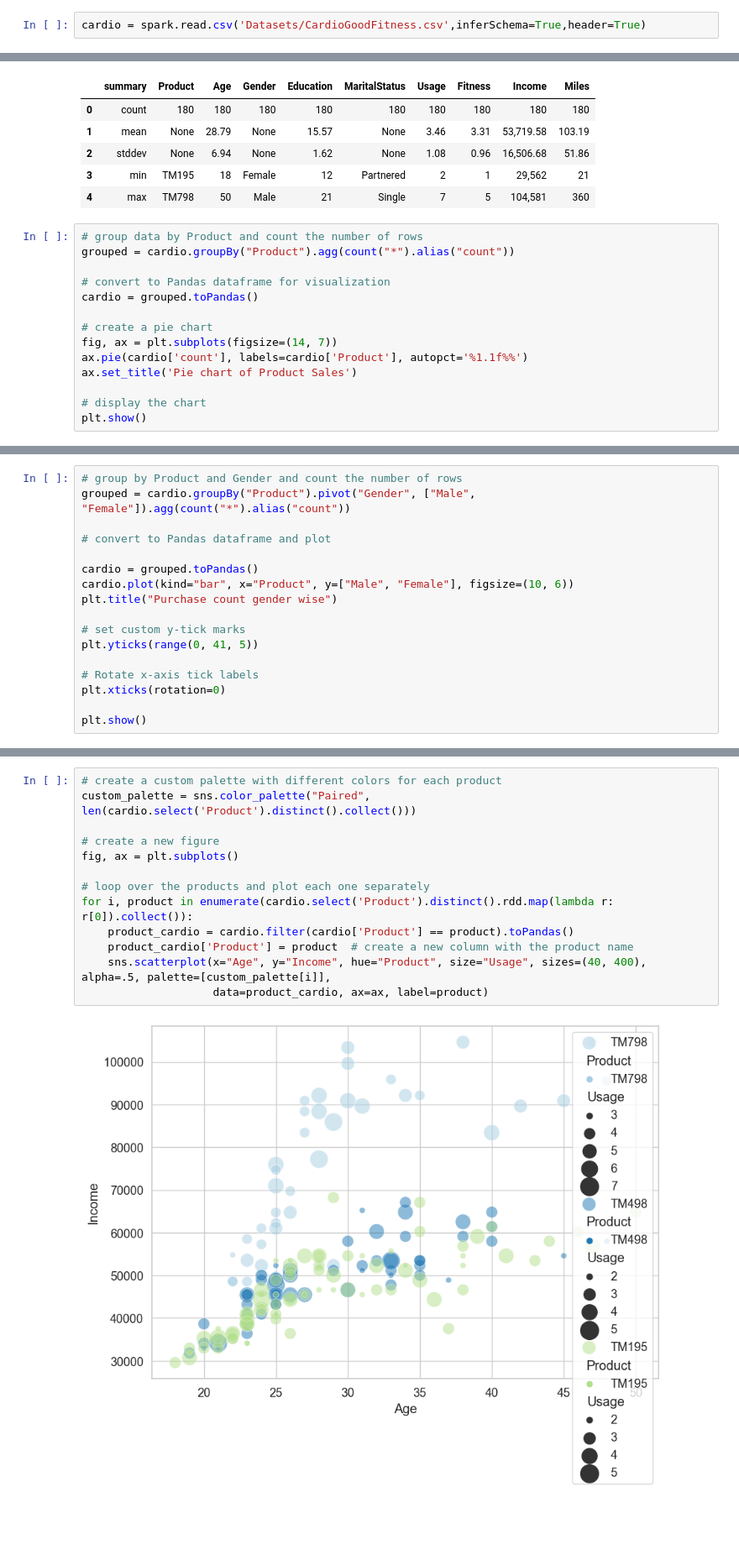
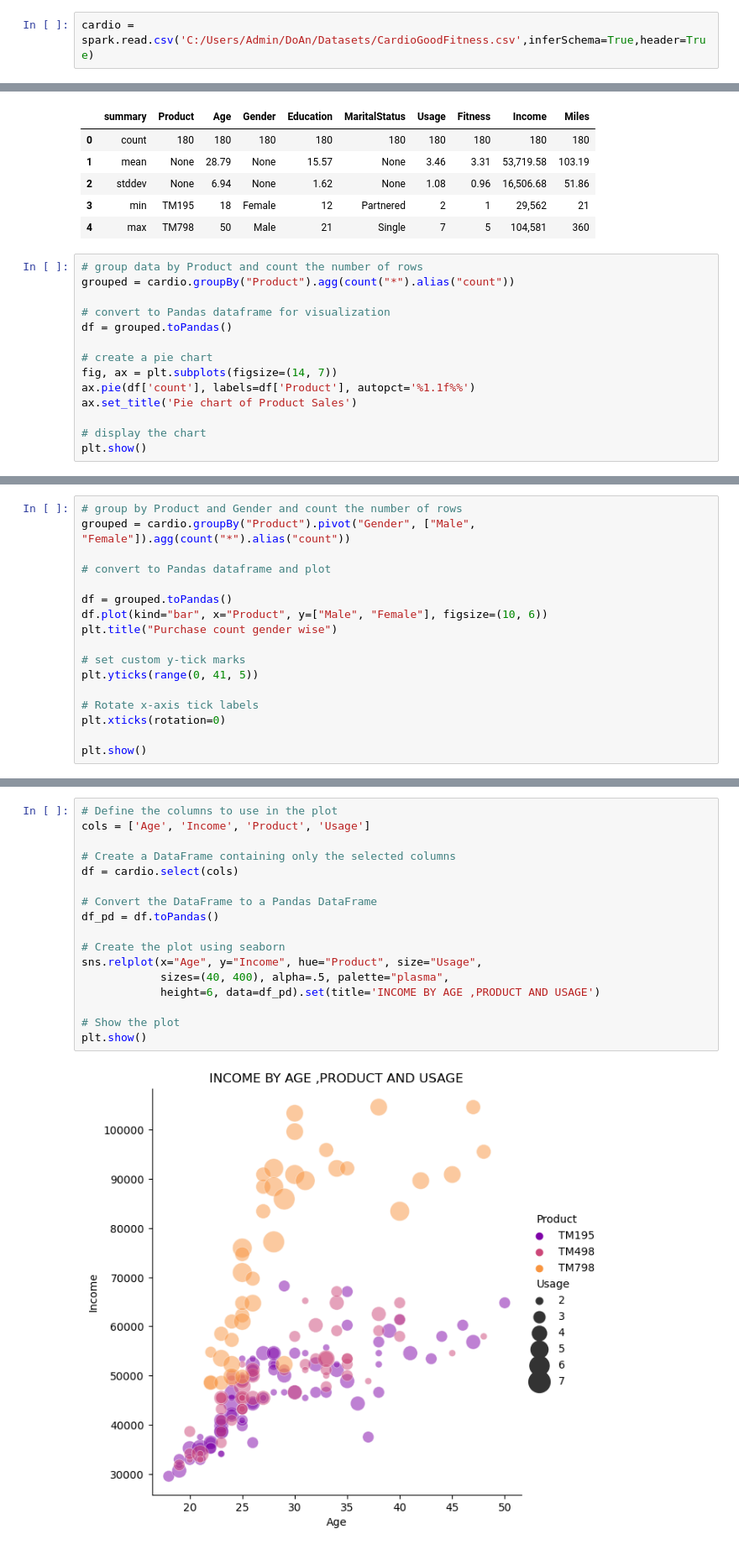
Before and after one commit to MrLongg/PTDL, a Jupyter notebook: main.ipynb, the cells around one changed output, grey strips where cells are left out. Shown at 84% size. Saved outputs shown, nothing was run; the diff lists cells and outputs as text; blank space fills up the shorter version.

```diff
--- a/main.ipynb
+++ b/main.ipynb
@@ -25,7 +23,7 @@ spark
 You are working with 1 core(s)
 <pyspark.sql.session.SparkSession at 0x...>
 # %%
-cardio = spark.read.csv('Datasets/CardioGoodFitness.csv',inferSchema=True,header=True)
+cardio = spark.read.csv('C:/Users/Admin/DoAn/Datasets/CardioGoodFitness.csv',inferSchema=True,header=True)
 # %%
 cardio.printSchema()
 # %% [output]
@@ -87,11 +85,11 @@ cardio_desc.toPandas()
 grouped = cardio.groupBy("Product").agg(count("*").alias("count"))
 
 # convert to Pandas dataframe for visualization
-cardio = grouped.toPandas()
+df = grouped.toPandas()
 
 # create a pie chart
 fig, ax = plt.subplots(figsize=(14, 7))
-ax.pie(cardio['count'], labels=cardio['Product'], autopct='%1.1f%%')
+ax.pie(df['count'], labels=df['Product'], autopct='%1.1f%%')
 ax.set_title('Pie chart of Product Sales')
 
 # display the chart
@@ -104,8 +102,8 @@ grouped = cardio.groupBy("Product").pivot("Gender", ["Male", "Female"]).agg(coun
 
 # convert to Pandas dataframe and plot
 
-cardio = grouped.toPandas()
-cardio.plot(kind="bar", x="Product", y=["Male", "Female"], figsize=(10, 6))
+df = grouped.toPandas()
+df.plot(kind="bar", x="Product", y=["Male", "Female"], figsize=(10, 6))
 plt.title("Purchase count gender wise")
 
 # set custom y-tick marks
@@ -151,17 +125,21 @@ dist_box_violin(cardio, "Income")
 # %% [output]
 [figure]
 # %%
-# create a custom palette with different colors for each product
-custom_palette = sns.color_palette("Paired", len(cardio.select('Product').distinct().collect()))
+# Define the columns to use in the plot
+cols = ['Age', 'Income', 'Product', 'Usage']
 
-# create a new figure
-fig, ax = plt.subplots()
+# Create a DataFrame containing only the selected columns
+df = cardio.select(cols)
 
-# loop over the products and plot each one separately
-for i, product in enumerate(cardio.select('Product').distinct().rdd.map(lambda r: r[0]).collect()):
-    product_cardio = cardio.filter(cardio['Product'] == product).toPandas()
-    product_cardio['Product'] = product  # create a new column with the product name
-    sns.scatterplot(x="Age", y="Income", hue="Product", size="Usage", sizes=(40, 400), alpha=.5, palette=[custom_palette[i]],
-                    data=product_cardio, ax=ax, label=product)
+# Convert the DataFrame to a Pandas DataFrame
+df_pd = df.toPandas()
+
+# Create the plot using seaborn
+sns.relplot(x="Age", y="Income", hue="Product", size="Usage",
+            sizes=(40, 400), alpha=.5, palette="plasma",
+            height=6, data=df_pd).set(title='INCOME BY AGE ,PRODUCT AND USAGE')
+
+# Show the plot
+plt.show()
 # %% [output]
-[figure, old version]
+[figure, new version]
```
Also changed, not shown: parts of 11 cells of this notebook.
